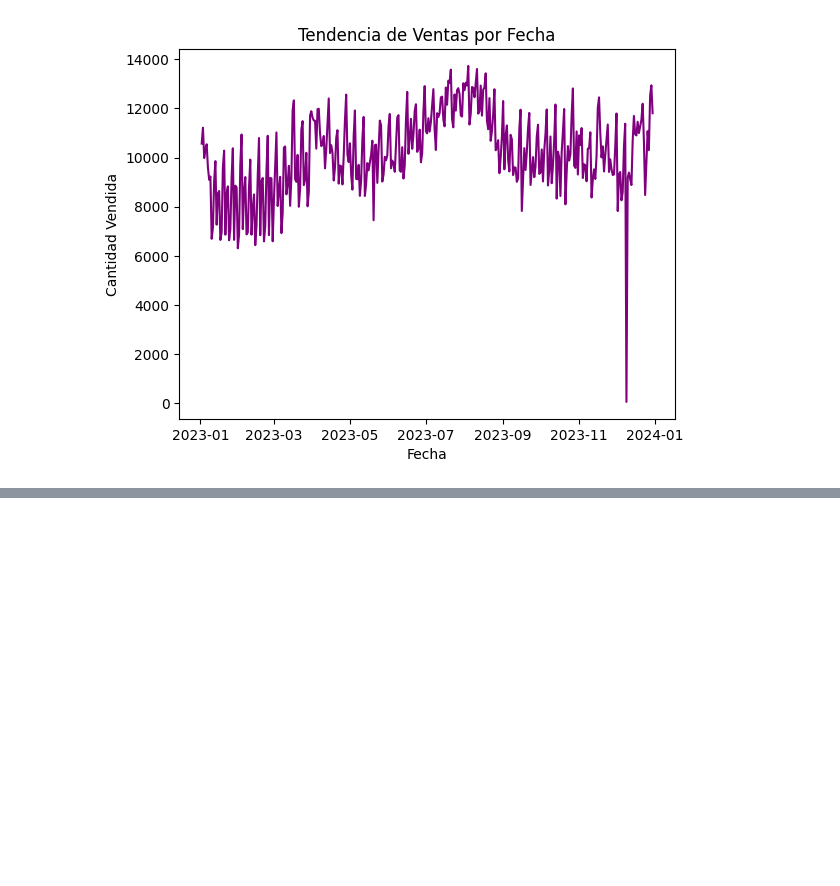
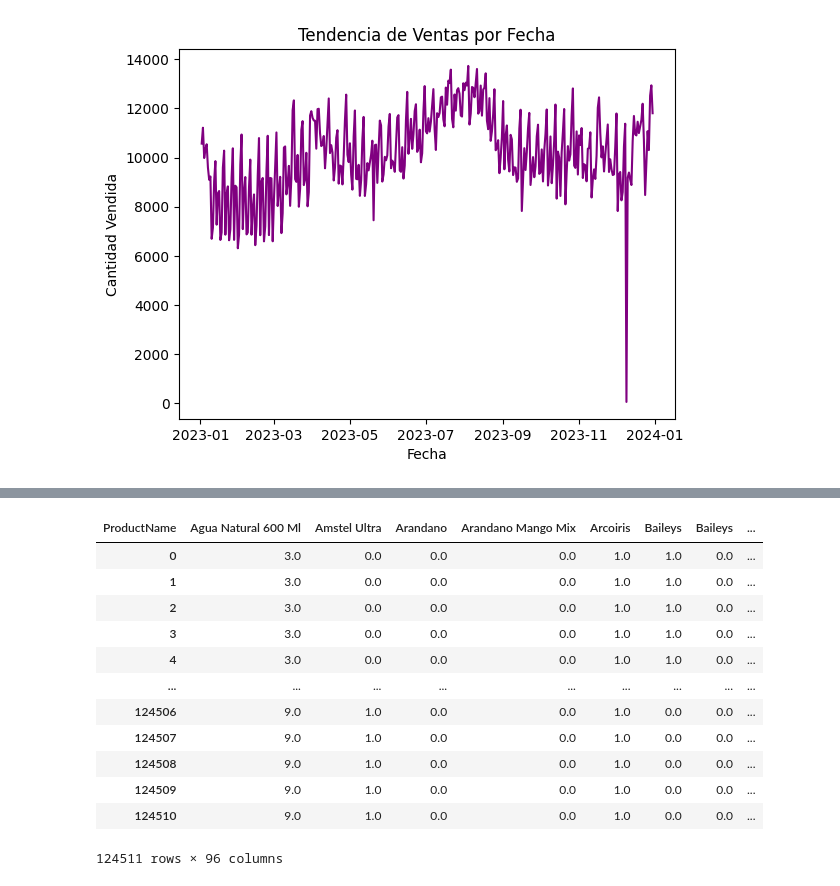
Before and after one commit to VictoriaLR01/Datathon-vivaaero, a Jupyter notebook: Passanger/src/Sales.ipynb, the cells around one changed output, grey strips where cells are left out. Drawn from its saved outputs; the diff is of its cells as text; code cells hidden in the pictures; blank space fills up the shorter version.

```diff
--- a/Passanger/src/Sales.ipynb
+++ b/Passanger/src/Sales.ipynb
@@ -142,2 +178,37 @@ y = y.loc[X.index]
+# %%
+X = test_vuelos.set_index('Flight_ID')[['Capacity', 'Month', 'Day_of_Week', 'Hour of Day', 'Duration', 'Destination_Type', 'DepartureStation', 'ArrivalStation', 'Aeronave',  'Ocupancia']]
+y = pd.pivot_table(test_vuelos, index='Flight_ID', columns='ProductName', values='Quantity', fill_value=0)
+
+# Codificar variables categóricas usando get_dummies
+X = pd.get_dummies(X, columns=['Destination_Type', 'DepartureStation', 'ArrivalStation', 'Aeronave'])
+
+# Asegurarse de que ambos X e y tienen exactamente los mismos índices
+X = X.loc[y.index]
+y = y.loc[X.index]
+
+for column in X_test.columns:
+    if column not in X.columns:
+        X[column] = 0
+
+X = X[['Capacity', 'Month', 'Day_of_Week', 'Hour of Day', 'Duration', 'Ocupancia', 'Destination_Type_Ciudad Fronteriza', 'Destination_Type_Ciudad Principal',
+   'Destination_Type_Ecoturismo', 'Destination_Type_MX Amigos y Familia', 'Destination_Type_Playa', 'DepartureStation_AB', 'DepartureStation_AC', 'DepartureStation_AD',
+   'DepartureStation_AE', 'DepartureStation_AF', 'DepartureStation_AI', 'DepartureStation_AJ', 'DepartureStation_AK', 'DepartureStation_AL', 'DepartureStation_AM', 'DepartureStation_AO',
+   'DepartureStation_AP', 'DepartureStation_AQ', 'DepartureStation_AR', 'DepartureStation_AS', 'DepartureStation_AT', 'DepartureStation_AU', 'DepartureStation_AV', 'DepartureStation_AW',
+   'DepartureStation_AX', 'DepartureStation_AY', 'DepartureStation_AZ', 'DepartureStation_BA', 'DepartureStation_BB', 'DepartureStation_BC', 'DepartureStation_BD', 'DepartureStation_BE',
+   'DepartureStation_BF', 'DepartureStation_BG', 'DepartureStation_BH', 'DepartureStation_BI', 'DepartureStation_BJ', 'DepartureStation_BK', 'DepartureStation_BL', 'DepartureStation_BM',
+   'DepartureStation_BN', 'DepartureStation_BO', 'DepartureStation_BP', 'DepartureStation_BQ', 'DepartureStation_BS', 'DepartureStation_BT', 'ArrivalStation_AB', 'ArrivalStation_AC', 'ArrivalStation_AD',
+   'ArrivalStation_AE', 'ArrivalStation_AF', 'ArrivalStation_AI', 'ArrivalStation_AJ', 'ArrivalStation_AK', 'ArrivalStation_AL', 'ArrivalStation_AM', 'ArrivalStation_AO', 'ArrivalStation_AP',
+   'ArrivalStation_AQ', 'ArrivalStation_AR', 'ArrivalStation_AS', 'ArrivalStation_AT', 'ArrivalStation_AU', 'ArrivalStation_AV', 'ArrivalStation_AW', 'ArrivalStation_AX', 'ArrivalStation_AY',
+   'ArrivalStation_AZ', 'ArrivalStation_BA', 'ArrivalStation_BB', 'ArrivalStation_BC', 'ArrivalStation_BD', 'ArrivalStation_BE', 'ArrivalStation_BF', 'ArrivalStation_BG', 'ArrivalStation_BH',
+   'ArrivalStation_BI', 'ArrivalStation_BJ', 'ArrivalStation_BK', 'ArrivalStation_BL', 'ArrivalStation_BM', 'ArrivalStation_BN', 'ArrivalStation_BO', 'ArrivalStation_BP', 'ArrivalStation_BQ',
+   'ArrivalStation_BS', 'ArrivalStation_BT', 'Aeronave_9H-SWB', 'Aeronave_9H-SWJ', 'Aeronave_9H-SWM', 'Aeronave_XA-VAA', 'Aeronave_XA-VAB', 'Aeronave_XA-VAC', 'Aeronave_XA-VAE', 'Aeronave_XA-VAI',
+   'Aeronave_XA-VAJ', 'Aeronave_XA-VAK', 'Aeronave_XA-VAM', 'Aeronave_XA-VAN', 'Aeronave_XA-VAO', 'Aeronave_XA-VAP', 'Aeronave_XA-VAQ', 'Aeronave_XA-VAR', 'Aeronave_XA-VAT', 'Aeronave_XA-VAU',
+   'Aeronave_XA-VAV', 'Aeronave_XA-VAW', 'Aeronave_XA-VAX', 'Aeronave_XA-VAY', 'Aeronave_XA-VBA', 'Aeronave_XA-VBB', 'Aeronave_XA-VBH', 'Aeronave_XA-VBI', 'Aeronave_XA-VBJ', 'Aeronave_XA-VBK',
+   'Aeronave_XA-VBM', 'Aeronave_XA-VBN', 'Aeronave_XA-VBP', 'Aeronave_XA-VBQ', 'Aeronave_XA-VBR', 'Aeronave_XA-VBS', 'Aeronave_XA-VBT', 'Aeronave_XA-VBU', 'Aeronave_XA-VBV', 'Aeronave_XA-VBW',
+   'Aeronave_XA-VBX', 'Aeronave_XA-VBY', 'Aeronave_XA-VBZ', 'Aeronave_XA-VCC', 'Aeronave_XA-VIA', 'Aeronave_XA-VIB', 'Aeronave_XA-VIE', 'Aeronave_XA-VIF', 'Aeronave_XA-VIH', 'Aeronave_XA-VII',
+   'Aeronave_XA-VIJ', 'Aeronave_XA-VIK', 'Aeronave_XA-VIL', 'Aeronave_XA-VIM', 'Aeronave_XA-VIN', 'Aeronave_XA-VIO', 'Aeronave_XA-VIP', 'Aeronave_XA-VIQ', 'Aeronave_XA-VIS', 'Aeronave_XA-VIT',
+   'Aeronave_XA-VIU', 'Aeronave_XA-VIV', 'Aeronave_XA-VIW', 'Aeronave_XA-VIX', 'Aeronave_XA-VIY', 'Aeronave_XA-VXA', 'Aeronave_XA-VXB', 'Aeronave_XA-VXC', 'Aeronave_XA-VXD', 'Aeronave_XA-VXE',
+   'Aeronave_XA-VXF', 'Aeronave_XA-VXG', 'Aeronave_XA-VXH', 'Aeronave_XA-VXI', 'Aeronave_XA-VXJ', 'Aeronave_XA-VXK', 'Aeronave_XA-VXL', 'Aeronave_XA-VXM', 'Aeronave_XA-VXN', 'Aeronave_XA-VXO',
+   'Aeronave_XA-VXP', 'Aeronave_XA-VYA', 'Aeronave_XA-VYB', 'Aeronave_XA-VYD', 'Aeronave_XA-VYE', 'Aeronave_XA-VYF']]
 # %%
-predicted_quantities = multioutput_model.predict(X)
+y_pred_24_1 = multioutput_model.predict(X)
@@ -161,0 +215,17 @@ array([[ 4.59532166e+00,  2.69828796e-01, -2.81972885e-02, ...,
+# %%
+pred_df_24_1 = pd.DataFrame(np.round(y_pred_24_1), columns=pred_df.columns)
+pred_df_24_1
+# %% [output]
+| ProductName | Agua Natural 600 Ml | Amstel Ultra | Arandano | Arandano Mango Mix | Arcoiris | Baileys | Baileys | ... |
+| 0 | 3.0 | 0.0 | 0.0 | 0.0 | 1.0 | 1.0 | 0.0 | ... |
+| 1 | 3.0 | 0.0 | 0.0 | 0.0 | 1.0 | 1.0 | 0.0 | ... |
+| 2 | 3.0 | 0.0 | 0.0 | 0.0 | 1.0 | 1.0 | 0.0 | ... |
+| 3 | 3.0 | 0.0 | 0.0 | 0.0 | 1.0 | 1.0 | 0.0 | ... |
+| 4 | 3.0 | 0.0 | 0.0 | 0.0 | 1.0 | 1.0 | 0.0 | ... |
+| ... | ... | ... | ... | ... | ... | ... | ... | ... |
+| 124506 | 9.0 | 1.0 | 0.0 | 0.0 | 1.0 | 0.0 | 0.0 | ... |
+| 124507 | 9.0 | 1.0 | 0.0 | 0.0 | 1.0 | 0.0 | 0.0 | ... |
+| 124508 | 9.0 | 1.0 | 0.0 | 0.0 | 1.0 | 0.0 | 0.0 | ... |
+| 124509 | 9.0 | 1.0 | 0.0 | 0.0 | 1.0 | 0.0 | 0.0 | ... |
+| 124510 | 9.0 | 1.0 | 0.0 | 0.0 | 1.0 | 0.0 | 0.0 | ... |
+124511 rows × 96 columns
```
Also changed, not shown: parts of 14 cells of this notebook.
